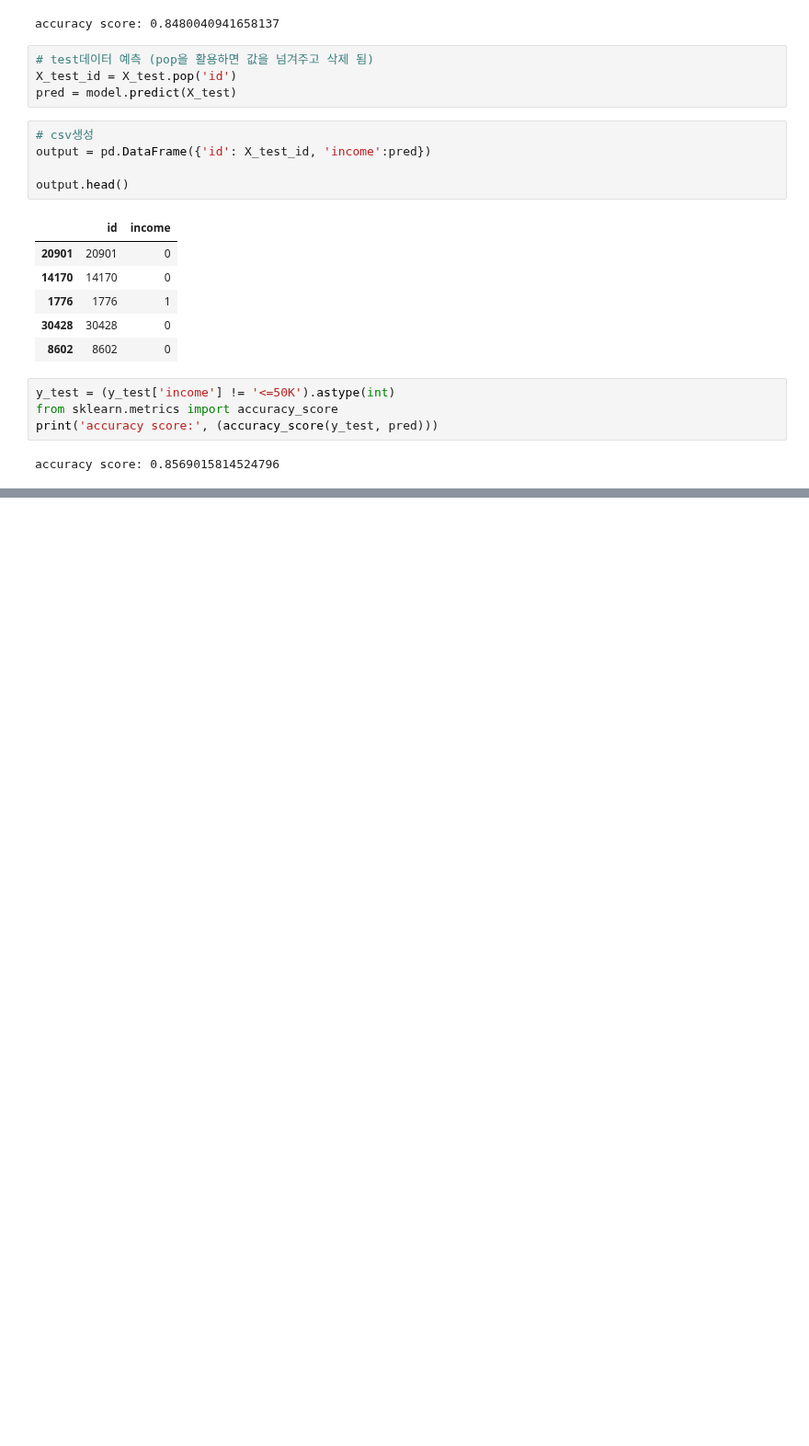
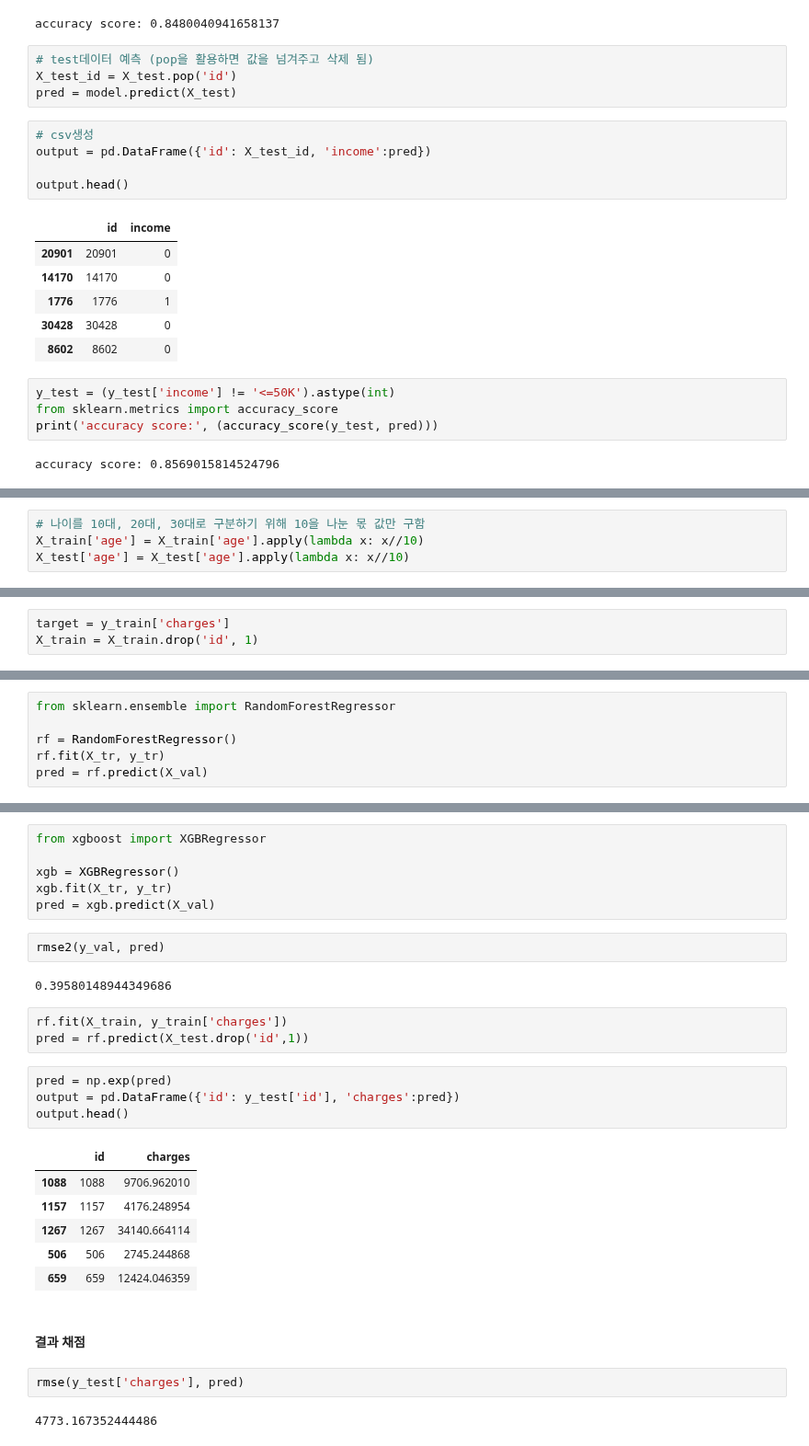
Before and after one commit to zudata/BEAKJOON, a Jupyter notebook: study/Big Data Certification study.ipynb, the cells around one changed output, grey strips where cells are left out. Shown at 92% size. Cells and saved outputs as stored; diff of their text form; blank space fills up the shorter version.

```diff
--- a/study/Big Data Certification study.ipynb
+++ b/study/Big Data Certification study.ipynb
@@ -2897,0 +2934,4 @@ Name: region, dtype: int64
+# %%
+# 나이를 10대, 20대, 30대로 구분하기 위해 10을 나눈 몫 값만 구함
+X_train['age'] = X_train['age'].apply(lambda x: x//10)
+X_test['age'] = X_test['age'].apply(lambda x: x//10)
@@ -2897,0 +2947,3 @@ Name: region, dtype: int64
+# %%
+target = y_train['charges']
+X_train = X_train.drop('id', 1)
@@ -2897,0 +2956,6 @@ Name: region, dtype: int64
+# %%
+from sklearn.ensemble import RandomForestRegressor
+
+rf = RandomForestRegressor()
+rf.fit(X_tr, y_tr)
+pred = rf.predict(X_val)
@@ -2897,0 +2977,30 @@ Name: region, dtype: int64
+# %%
+from xgboost import XGBRegressor
+
+xgb = XGBRegressor()
+xgb.fit(X_tr, y_tr)
+pred = xgb.predict(X_val)
+# %%
+rmse2(y_val, pred)
+# %% [output]
+0.39580148944349686
+# %%
+rf.fit(X_train, y_train['charges'])
+pred = rf.predict(X_test.drop('id',1))
+# %%
+pred = np.exp(pred)
+output = pd.DataFrame({'id': y_test['id'], 'charges':pred})
+output.head()
+# %% [output]
+|  | id | charges |
+| 1088 | 1088 | 9706.962010 |
+| 1157 | 1157 | 4176.248954 |
+| 1267 | 1267 | 34140.664114 |
+| 506 | 506 | 2745.244868 |
+| 659 | 659 | 12424.046359 |
+# %% [markdown]
+#### 결과 채점
+# %%
+rmse(y_test['charges'], pred)
+# %% [output]
+4773.167352444486
```
Also changed, not shown: parts of 89 cells of this notebook.
